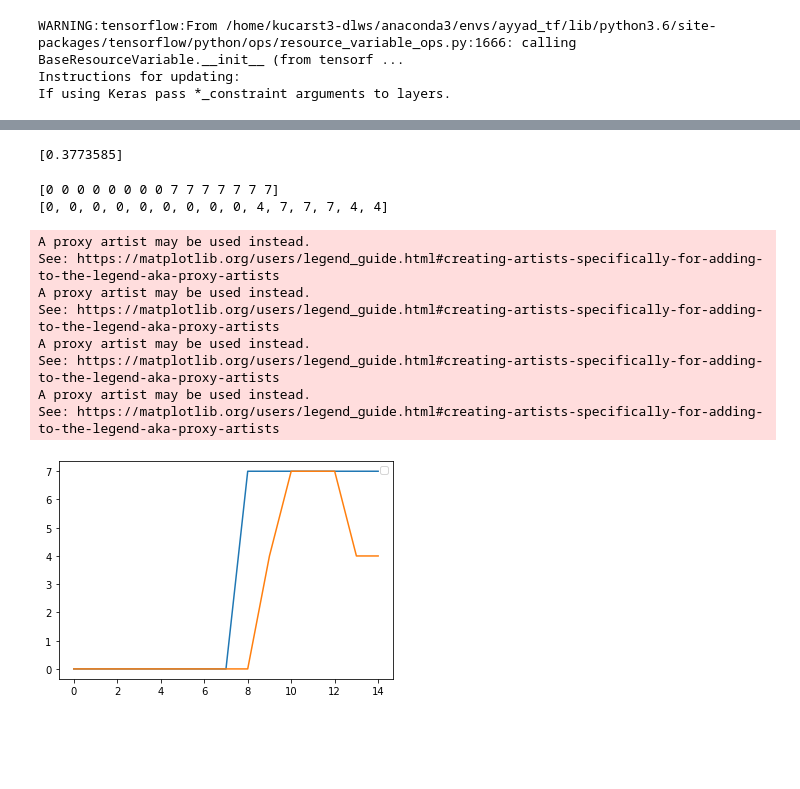
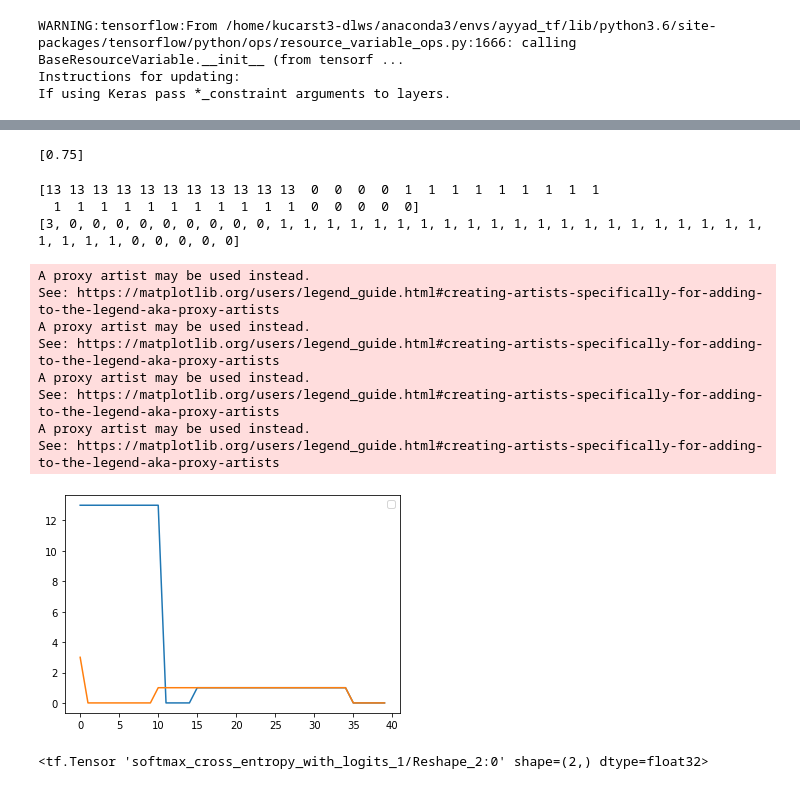
Before and after one commit to abdullaayyad96/DVSContactEstimation, a Jupyter notebook: FCNN_data.ipynb, the cells around one changed output, grey strips where cells are left out. Saved outputs shown, nothing was run; the diff lists cells and outputs as text; code cells hidden in the pictures; blank space fills up the shorter version.

```diff
--- a/FCNN_data.ipynb
+++ b/FCNN_data.ipynb
@@ -116,6 +124,7 @@ saver.restore(sess, tf.train.latest_checkpoint('./'))
 # %%
-data_loader = DataLoader('test_set.hdf5')
-data_loader.divide_data(train_percentage=0.05, valid_percentage=0.05, test_percentage=0.9)
+data_loader = DataLoader('test_centered.hdf5')
+#data_loader.divide_data(train_percentage=0.05, valid_percentage=0.05, test_percentage=0.9)
+data_loader.divide_data()
 x_train, y_train, test_size = data_loader.get_test_data_sequence()
 initial_state_value = np.zeros(shape=(test_size, 29, 39, 20), dtype=float)
 
@@ -123,46 +132,49 @@ test_accuracy = sess.run([accuracy_op],
                     feed_dict={input_image: x_train, grount_truth: y_train, initial_hidden_state: initial_state_value, initial_carry_state: initial_state_value})
 print(test_accuracy)
 # %% [output]
-[0.3773585]
+[0.75]
 # %%
 #Test step by step
 z = []
-idx = 5
+idx = 6
 
 x_train, y_train, test_size = data_loader.get_test_data_sequence()
 final_hidden_state = []
 final_carry_state = []
 
 for i in range(len(x_train[idx])):
     if i==0:
         initial_hidden_state_value = np.zeros(shape=(1, 29, 39, 20), dtype=float)
         initial_carry_state_value = np.zeros(shape=(1, 29, 39, 20), dtype=float)
     else:
         initial_hidden_state_value = final_hidden_state
         initial_carry_state_value = final_carry_state
     last_layer, final_hidden_state, final_carry_state = sess.run([nn_last_layer, hidden_state, carry_state],
                                 feed_dict={input_image: [[x_train[idx][i]]], initial_hidden_state: initial_hidden_state_value, initial_carry_state: initial_carry_state_value})
+    #plt.imshow(x_train[idx][i])
+    #plt.show()
     g = np.argmax(last_layer.reshape(-1), 0)
     z.append(g)
 
 print(np.argmax(y_train[idx, :, :], axis=1))
 print(z)
 plt.plot(np.argmax(y_train[idx, :, :], axis=1))
 plt.plot(z)
 plt.legend('true', 'lstm')
 plt.show()
 # %% [output]
-[0 0 0 0 0 0 0 0 7 7 7 7 7 7 7]
-[0, 0, 0, 0, 0, 0, 0, 0, 0, 4, 7, 7, 7, 4, 4]
+[13 13 13 13 13 13 13 13 13 13 13  0  0  0  0  1  1  1  1  1  1  1  1  1
+  1  1  1  1  1  1  1  1  1  1  1  0  0  0  0  0]
+[3, 0, 0, 0, 0, 0, 0, 0, 0, 0, 1, 1, 1, 1, 1, 1, 1, 1, 1, 1, 1, 1, 1, 1, 1, 1, 1, 1, 1, 1, 1, 1, 1, 1, 1, 0, 0, 0, 0, 0]
 A proxy artist may be used instead.
 See: https://matplotlib.org/users/legend_guide.html#creating-artists-specifically-for-adding-to-the-legend-aka-proxy-artists
 A proxy artist may be used instead.
 See: https://matplotlib.org/users/legend_guide.html#creating-artists-specifically-for-adding-to-the-legend-aka-proxy-artists
 A proxy artist may be used instead.
 See: https://matplotlib.org/users/legend_guide.html#creating-artists-specifically-for-adding-to-the-legend-aka-proxy-artists
 A proxy artist may be used instead.
 See: https://matplotlib.org/users/legend_guide.html#creating-artists-specifically-for-adding-to-the-legend-aka-proxy-artists
-[figure, old version]
+[figure, new version]
 # %%
 plt.imshow(x_train[idx][0])
 # %%
@@ -171,3 +183,9 @@ print(g.eval())
 x = tf2.ones(shape=(5, 3, 5))
 print(tf.shape(x))
 print(tf.shape(x[:,-1,:]))
+# %%
+logits = [[4.0, 2.0, 1.0], [0.0, 5.0, 1.0]]
+labels = [[1.0, 0.0, 0.0], [0.0, 0.8, 0.2]]
+tf2.nn.softmax_cross_entropy_with_logits(labels=labels, logits=logits)
+# %% [output]
+<tf.Tensor 'softmax_cross_entropy_with_logits_1/Reshape_2:0' shape=(2,) dtype=float32>
```
Also changed, not shown: parts of 6 cells of this notebook, 3 other files.
